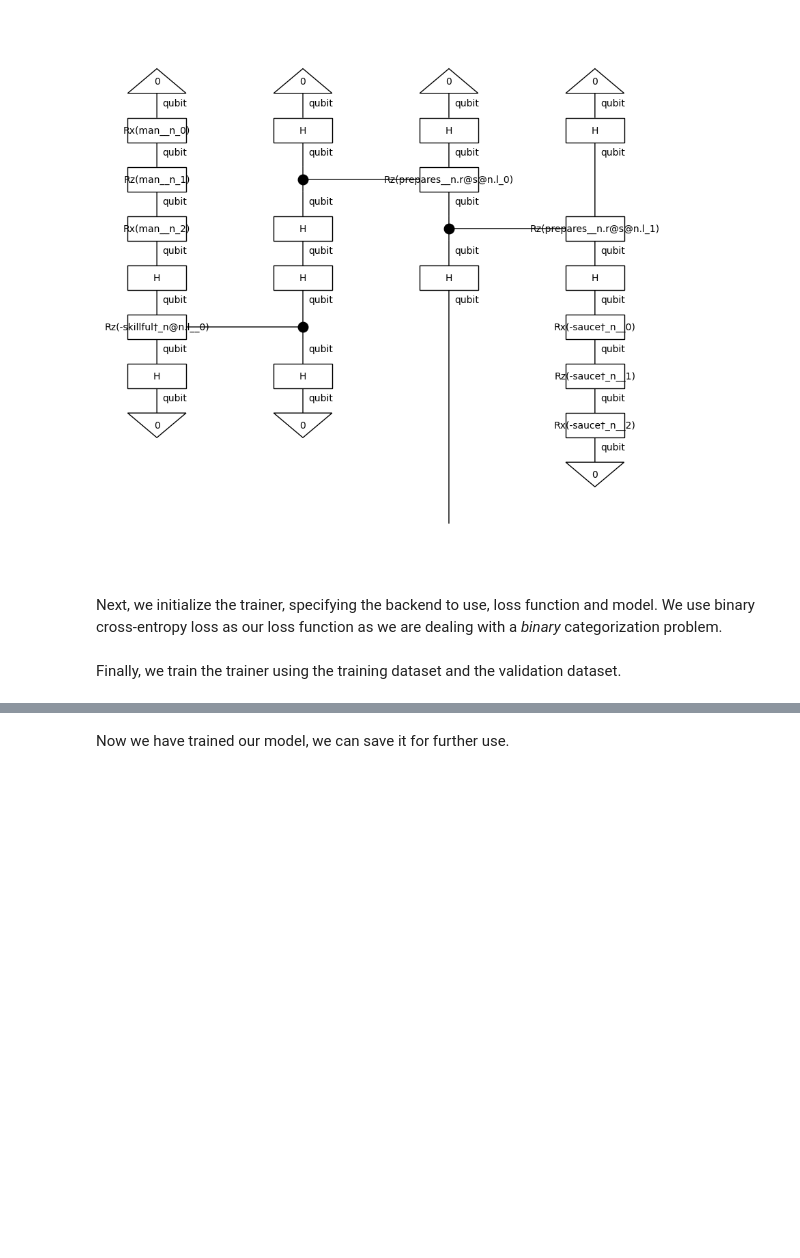
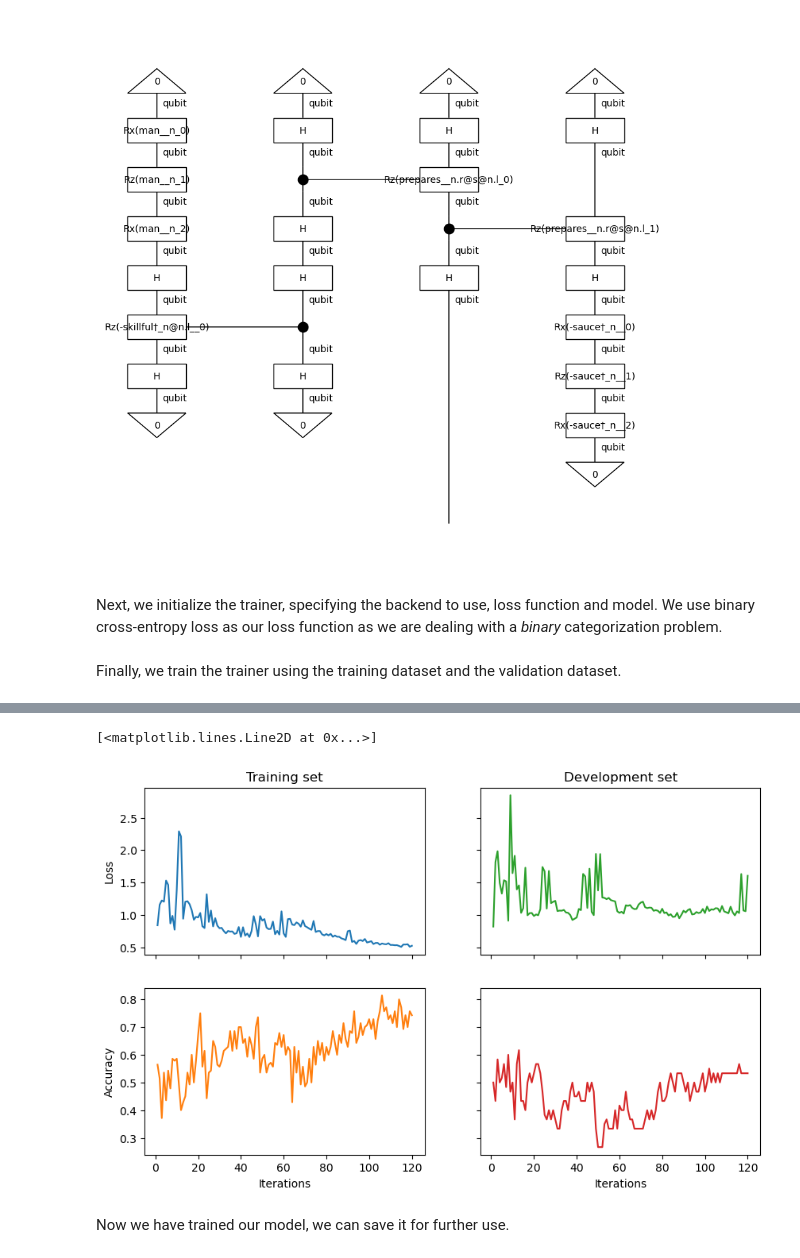
Before and after one commit to L-Amos/QNLP_project, a Jupyter notebook: testing/training_new_model.ipynb, the cells around one changed output, grey strips where cells are left out. Cells and saved outputs as stored; diff of their text form; code cells hidden in the pictures; blank space fills up the shorter version.

Commit message:
Plotting data from training of model.

```diff
--- a/testing/training_new_model.ipynb
+++ b/testing/training_new_model.ipynb
@@ -29,8 +29,8 @@ def read_data(filename):
             sentences.append(line[1:].strip())
     return labels, sentences
 
-train_labels, train_data = read_data('data/training_data.txt')
-dev_labels, dev_data = read_data('data/dev_data.txt')
+train_labels, train_data = read_data('testing/data/training_data.txt')
+dev_labels, dev_data = read_data('testing/data/dev_data.txt')
 # %% [markdown]
 Next, we create DisCoCat diagrams from the training data by using the `BobcatParser` object from the `lambeq` package.
 # %%
@@ -130,3 +130,22 @@ train/time: 28m31s   train/time_per_epoch: 14.14s   train/time_per_step: 4.68s
+# %%
+import matplotlib.pyplot as plt
+fig, ((ax_tl, ax_tr), (ax_bl, ax_br)) = plt.subplots(2, 2, sharex=True, sharey='row', figsize=(10, 6))
+ax_tl.set_title('Training set')
+ax_tr.set_title('Development set')
+ax_bl.set_xlabel('Iterations')
+ax_br.set_xlabel('Iterations')
+ax_bl.set_ylabel('Accuracy')
+ax_tl.set_ylabel('Loss')
+
+colours = iter(plt.rcParams['axes.prop_cycle'].by_key()['color'])
+range_ = np.arange(1, trainer.epochs + 1)
+ax_tl.plot(range_, trainer.train_epoch_costs, color=next(colours))
+ax_bl.plot(range_, trainer.train_eval_results['acc'], color=next(colours))
+ax_tr.plot(range_, trainer.val_costs, color=next(colours))
+ax_br.plot(range_, trainer.val_eval_results['acc'], color=next(colours))
+# %% [output]
+[<matplotlib.lines.Line2D at 0x...>]
+[figure, added]
 # %% [markdown]
 Now we have trained our model, we can save it for further use.
 # %%
```
Also changed, not shown: parts of 1 cell of this notebook.
